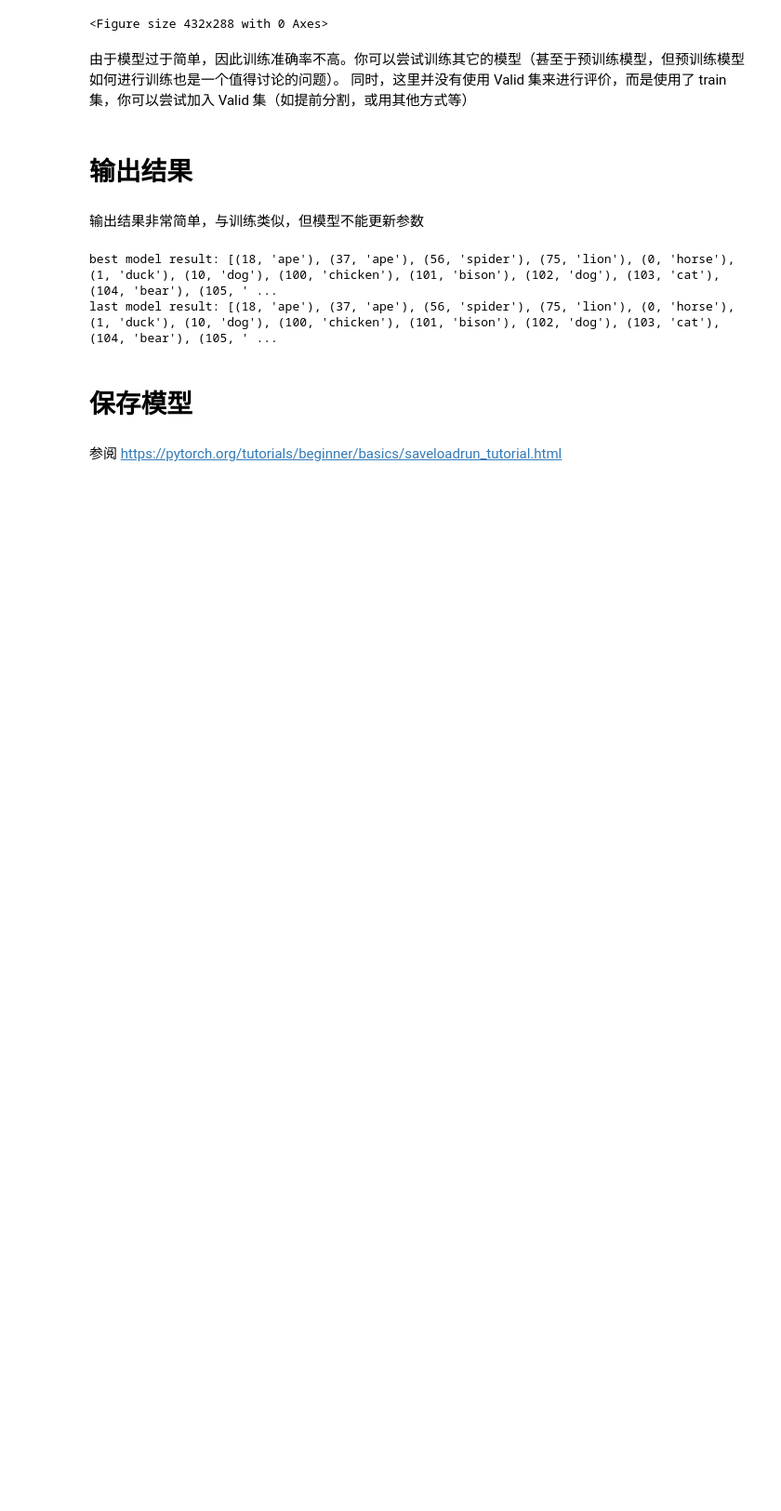
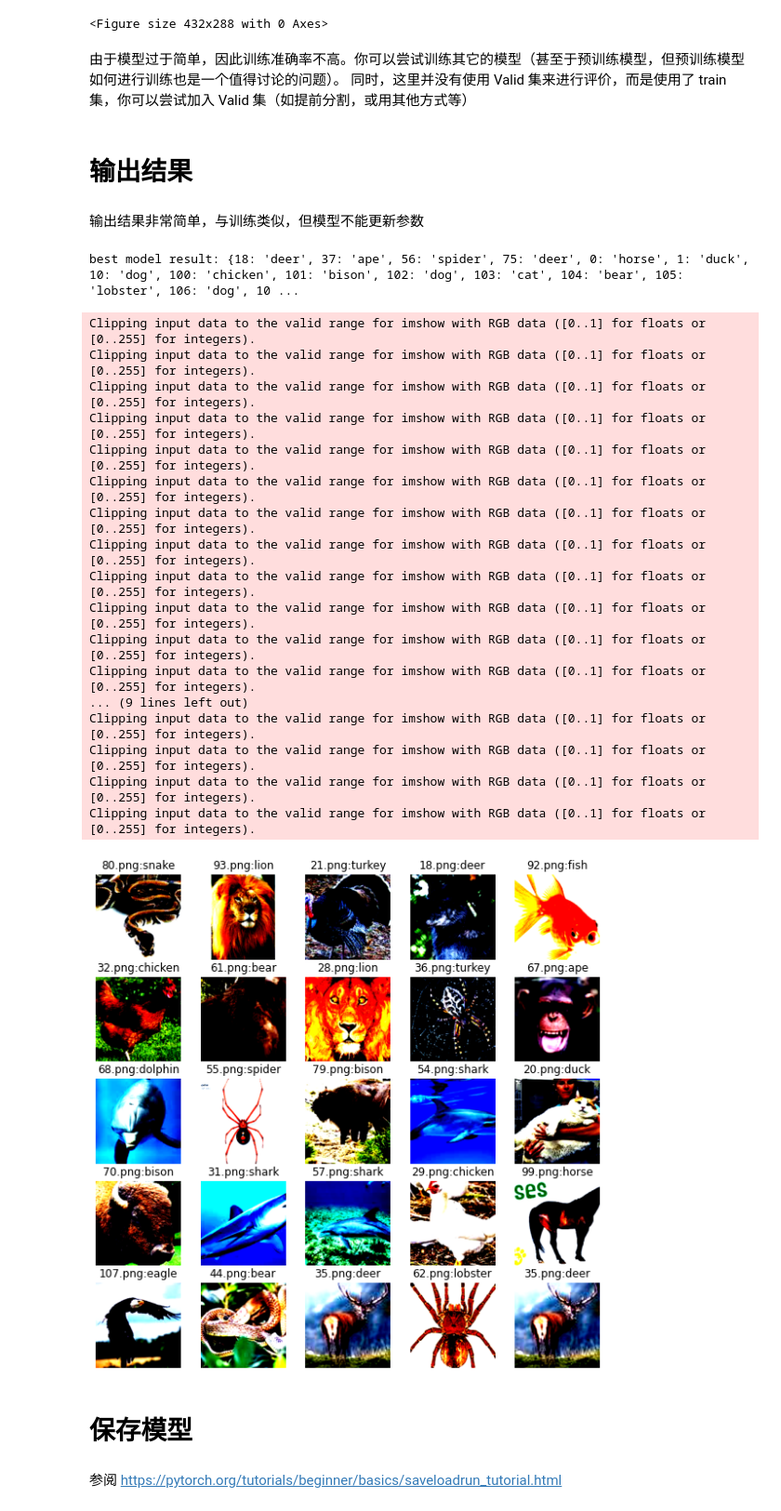
Before and after one commit to NightingaleCen/Animal-Classification, a Jupyter notebook: 动物分类.ipynb, the cells around one changed output. Shown: that part at 93% size. Drawn from its saved outputs; the diff is of its cells as text; code cells hidden in the pictures; blank space fills up the shorter version.

```diff
--- a/动物分类.ipynb
+++ b/动物分类.ipynb
@@ -364,13 +366,46 @@ def test(model, test_image, name_prefix):
       image_numbers.append(label)
   ans = torch.cat(labels, 0).cpu().numpy()
   image_numbers = torch.cat(image_numbers, 0).cpu().numpy()
-  print(f"{name_prefix} model result:", [(image_numbers[i],LABEL_MAP[j]) for i, j in enumerate(ans)])
+  res = {image_numbers[i]:LABEL_MAP[j] for i, j in enumerate(ans)}
+  print(f"{name_prefix} model result:", res)
+  return res
 
-test(best_model, test_loader, "best")
-test(model, test_loader, "last")
+res = test(best_model, test_loader, "best")
 # %% [output]
-best model result: [(18, 'ape'), (37, 'ape'), (56, 'spider'), (75, 'lion'), (0, 'horse'), (1, 'duck'), (10, 'dog'), (100, 'chicken'), (101, 'bison'), (102, 'dog'), (103, 'cat'), (104, 'bear'), (105, ' ...
-last model result: [(18, 'ape'), (37, 'ape'), (56, 'spider'), (75, 'lion'), (0, 'horse'), (1, 'duck'), (10, 'dog'), (100, 'chicken'), (101, 'bison'), (102, 'dog'), (103, 'cat'), (104, 'bear'), (105, ' ...
+best model result: {18: 'deer', 37: 'ape', 56: 'spider', 75: 'deer', 0: 'horse', 1: 'duck', 10: 'dog', 100: 'chicken', 101: 'bison', 102: 'dog', 103: 'cat', 104: 'bear', 105: 'lobster', 106: 'dog', 10 ...
+# %%
+figure = plt.figure(figsize=(10, 10))
+cols, rows = 5, 5
+for i in range(1, cols * rows + 1):
+    sample_idx = randint(len(test_dataset), size=(1,)).item()
+    img, num = test_dataset[sample_idx]
+    label = res[num]
+    figure.add_subplot(rows, cols, i)
+    plt.title(f"{num}.png:{label}")
+    plt.axis("off")
+    img = img.swapaxes(0, 1)
+    img = img.swapaxes(1, 2)
+    plt.imshow(img.squeeze())
+plt.show()
+# %% [output]
+Clipping input data to the valid range for imshow with RGB data ([0..1] for floats or [0..255] for integers).
+Clipping input data to the valid range for imshow with RGB data ([0..1] for floats or [0..255] for integers).
+Clipping input data to the valid range for imshow with RGB data ([0..1] for floats or [0..255] for integers).
+Clipping input data to the valid range for imshow with RGB data ([0..1] for floats or [0..255] for integers).
+Clipping input data to the valid range for imshow with RGB data ([0..1] for floats or [0..255] for integers).
+Clipping input data to the valid range for imshow with RGB data ([0..1] for floats or [0..255] for integers).
+Clipping input data to the valid range for imshow with RGB data ([0..1] for floats or [0..255] for integers).
+Clipping input data to the valid range for imshow with RGB data ([0..1] for floats or [0..255] for integers).
+Clipping input data to the valid range for imshow with RGB data ([0..1] for floats or [0..255] for integers).
+Clipping input data to the valid range for imshow with RGB data ([0..1] for floats or [0..255] for integers).
+Clipping input data to the valid range for imshow with RGB data ([0..1] for floats or [0..255] for integers).
+Clipping input data to the valid range for imshow with RGB data ([0..1] for floats or [0..255] for integers).
+... (9 lines left out)
+Clipping input data to the valid range for imshow with RGB data ([0..1] for floats or [0..255] for integers).
+Clipping input data to the valid range for imshow with RGB data ([0..1] for floats or [0..255] for integers).
+Clipping input data to the valid range for imshow with RGB data ([0..1] for floats or [0..255] for integers).
+Clipping input data to the valid range for imshow with RGB data ([0..1] for floats or [0..255] for integers).
+[figure, added]
 # %% [markdown]
 # 保存模型
 # %% [markdown]
```
Also changed, not shown: parts of 6 cells of this notebook.
